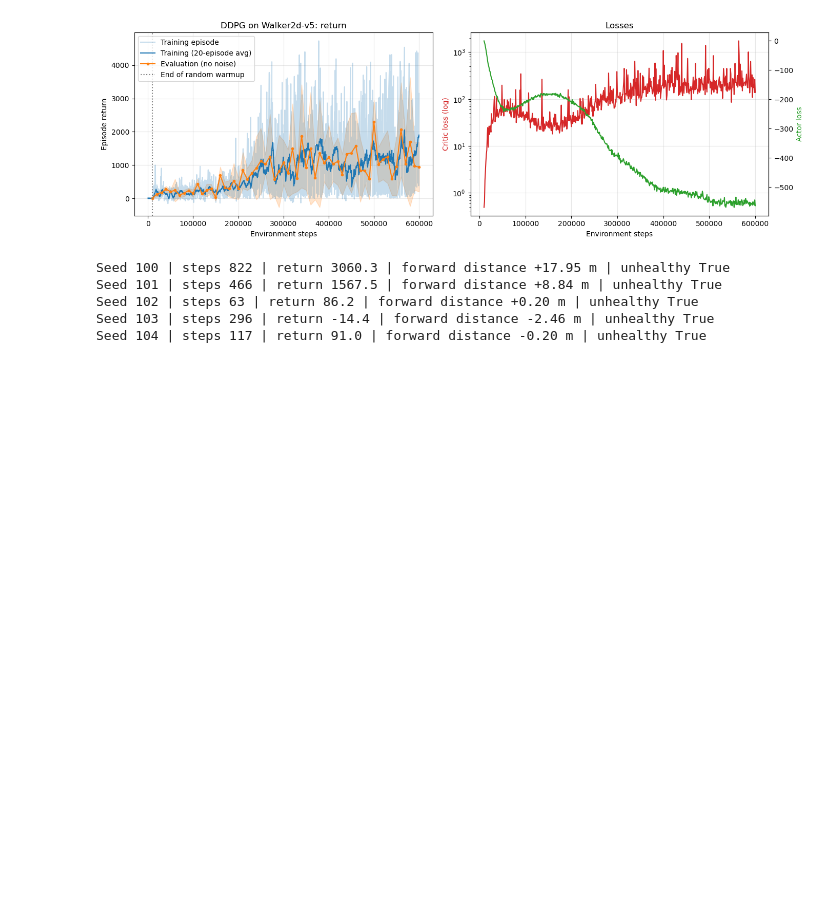
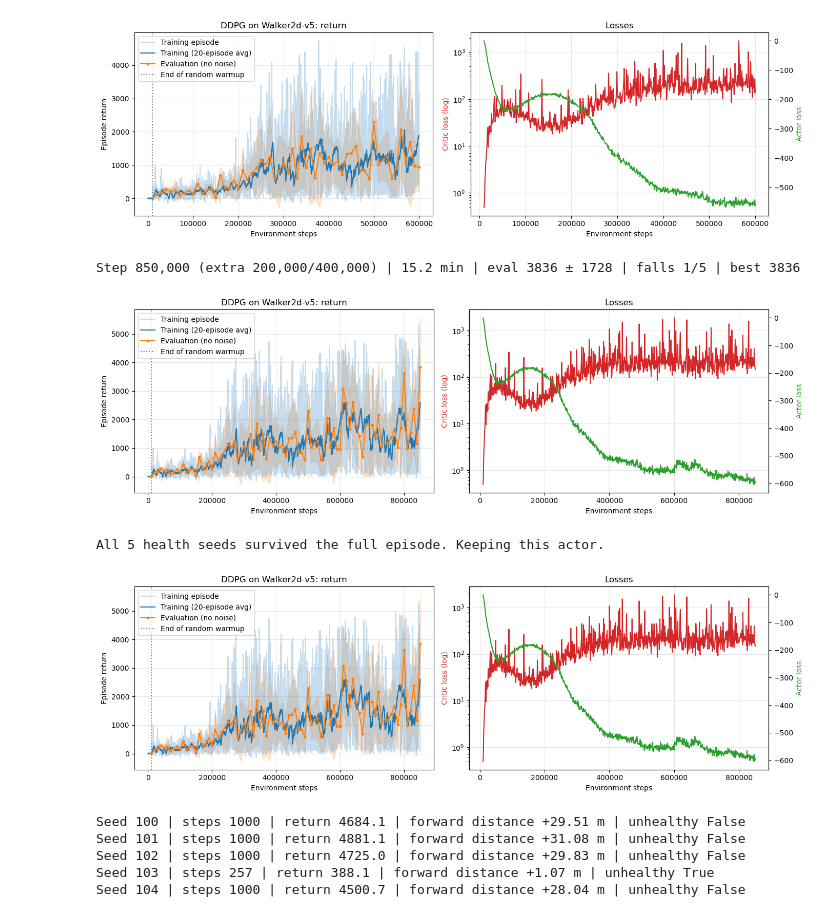
Before and after one commit to Rumbl3S/Bipedal-Payload-Variation, a Jupyter notebook: bipedal_ddpg.ipynb, the cells around one changed output. Saved outputs shown, nothing was run; the diff lists cells and outputs as text; code cells hidden in the pictures; blank space fills up the shorter version.

Commit message:
payload eval

```diff
--- a/bipedal_ddpg.ipynb
+++ b/bipedal_ddpg.ipynb
@@ -741,34 +741,39 @@ try:
             eval_steps.append(step)
             eval_means.append(mean_return)
             eval_stds.append(std_return)
             if mean_return > best_eval:
                 best_eval = mean_return
                 best_actor_state = deepcopy(actor.state_dict())
 
             elapsed = time.time() - start_time
             clear_output(wait=True)
             print(
                 f"Step {step:,} (extra {step - first_step + 1:,}/{max_extra_steps:,}) | "
                 f"{elapsed / 60:.1f} min | eval {mean_return:.0f} ± {std_return:.0f} | "
                 f"falls {falls}/{len(health_seeds)} | best {best_eval:.0f}"
             )
             plot_progress()
 
-            if falls == 0:
+            if falls <= 1:
                 passed = True
                 break
 except KeyboardInterrupt:
     print("Stopped by hand.")
 finally:
     eval_env.close()
 
 if passed:
     best_actor_state = deepcopy(actor.state_dict())
     print(f"All {len(health_seeds)} health seeds survived the full episode. Keeping this actor.")
 else:
     actor.load_state_dict(best_actor_state)
     print(f"Not every seed survived yet. Restored best actor (eval return {best_eval:.0f}).")
 plot_progress(final=True)
+# %% [output]
+Step 850,000 (extra 200,000/400,000) | 15.2 min | eval 3836 ± 1728 | falls 1/5 | best 3836
+[figure, added]
+All 5 health seeds survived the full episode. Keeping this actor.
+[figure, added]
 # %%
 eval_env = make_env(torso_mass_scale=1.0, render_mode=None)
 
@@ -797,11 +802,11 @@ try:
 finally:
     eval_env.close()
 # %% [output]
-Seed 100 | steps 822 | return 3060.3 | forward distance +17.95 m | unhealthy True
-Seed 101 | steps 466 | return 1567.5 | forward distance +8.84 m | unhealthy True
-Seed 102 | steps 63 | return 86.2 | forward distance +0.20 m | unhealthy True
-Seed 103 | steps 296 | return -14.4 | forward distance -2.46 m | unhealthy True
-Seed 104 | steps 117 | return 91.0 | forward distance -0.20 m | unhealthy True
+Seed 100 | steps 1000 | return 4684.1 | forward distance +29.51 m | unhealthy False
+Seed 101 | steps 1000 | return 4881.1 | forward distance +31.08 m | unhealthy False
+Seed 102 | steps 1000 | return 4725.0 | forward distance +29.83 m | unhealthy False
+Seed 103 | steps 257 | return 388.1 | forward distance +1.07 m | unhealthy True
+Seed 104 | steps 1000 | return 4500.7 | forward distance +28.04 m | unhealthy False
 # %%
 import imageio.v2 as imageio  # Write rendered frames to an MP4.
 from IPython.display import Video, display  # Play the video inside Colab.
```
Also changed, not shown: parts of 2 cells of this notebook, 24 other files.
